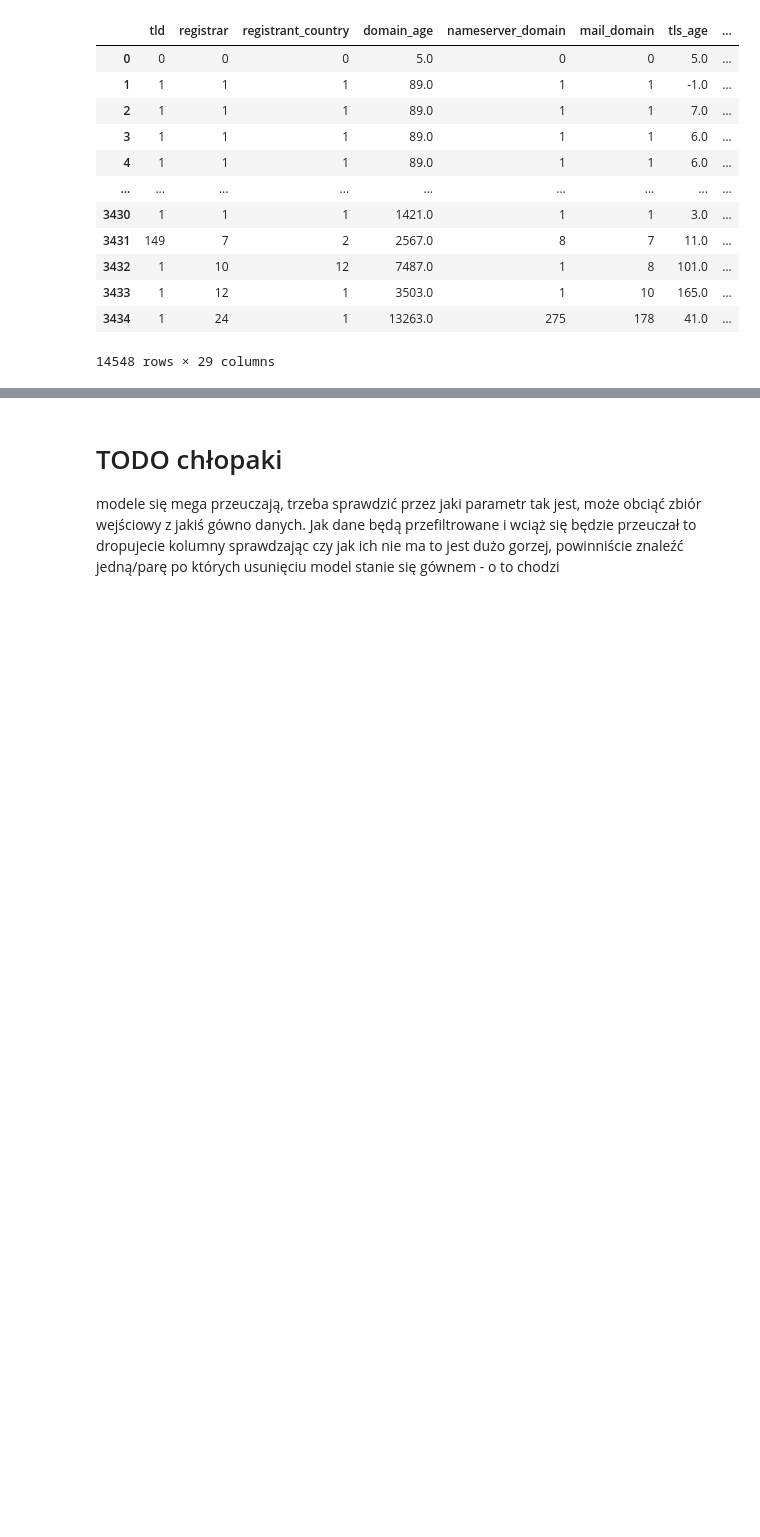
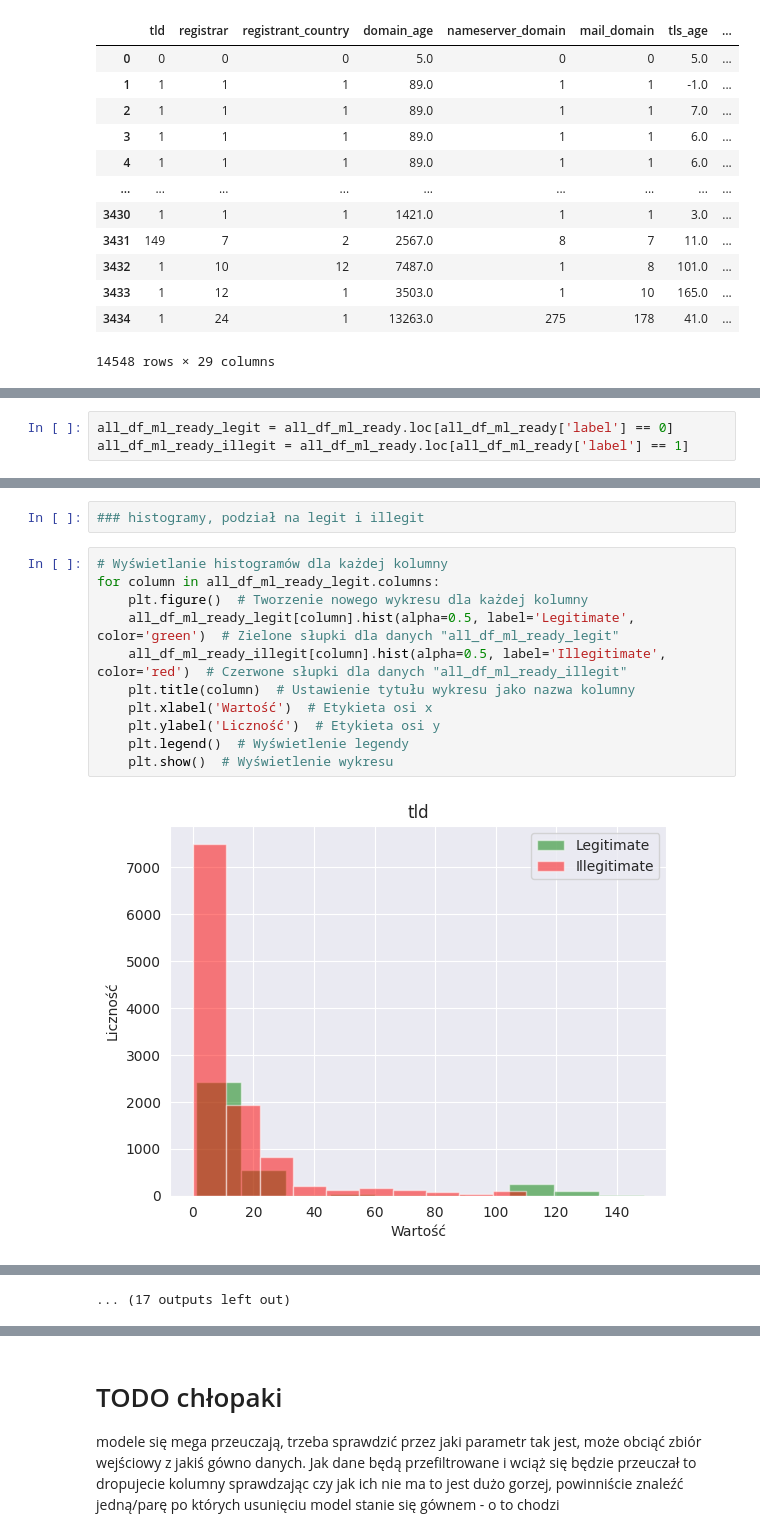
Before and after one commit to mksochota16/antiGrandmaScammer, a Jupyter notebook: grandma_analyzer/notebooks/notebook.ipynb, the cells around one changed output, grey strips where cells are left out. Cells and saved outputs as stored; diff of their text form; blank space fills up the shorter version.

```diff
--- a/grandma_analyzer/notebooks/notebook.ipynb
+++ b/grandma_analyzer/notebooks/notebook.ipynb
@@ -125 +130,4 @@ tabelka korelacji parametrów
 jak parametr zbyt płaski to może x^2
+# %%
+all_df_ml_ready_legit = all_df_ml_ready.loc[all_df_ml_ready['label'] == 0]
+all_df_ml_ready_illegit = all_df_ml_ready.loc[all_df_ml_ready['label'] == 1]
@@ -125,0 +164,15 @@ jak parametr zbyt płaski to może x^2
+# %%
+### histogramy, podział na legit i illegit
+# %%
+# Wyświetlanie histogramów dla każdej kolumny
+for column in all_df_ml_ready_legit.columns:
+    plt.figure()  # Tworzenie nowego wykresu dla każdej kolumny
+    all_df_ml_ready_legit[column].hist(alpha=0.5, label='Legitimate', color='green')  # Zielone słupki dla danych "all_df_ml_ready_legit"
+    all_df_ml_ready_illegit[column].hist(alpha=0.5, label='Illegitimate', color='red')  # Czerwone słupki dla danych "all_df_ml_ready_illegit"
+    plt.title(column)  # Ustawienie tytułu wykresu jako nazwa kolumny
+    plt.xlabel('Wartość')  # Etykieta osi x
+    plt.ylabel('Liczność')  # Etykieta osi y
+    plt.legend()  # Wyświetlenie legendy
+    plt.show()  # Wyświetlenie wykresu
+# %% [output]
+[figure, added]
@@ -125,0 +190 @@ jak parametr zbyt płaski to może x^2
+... (17 outputs left out)
```
Also changed, not shown: parts of 11 cells of this notebook.
